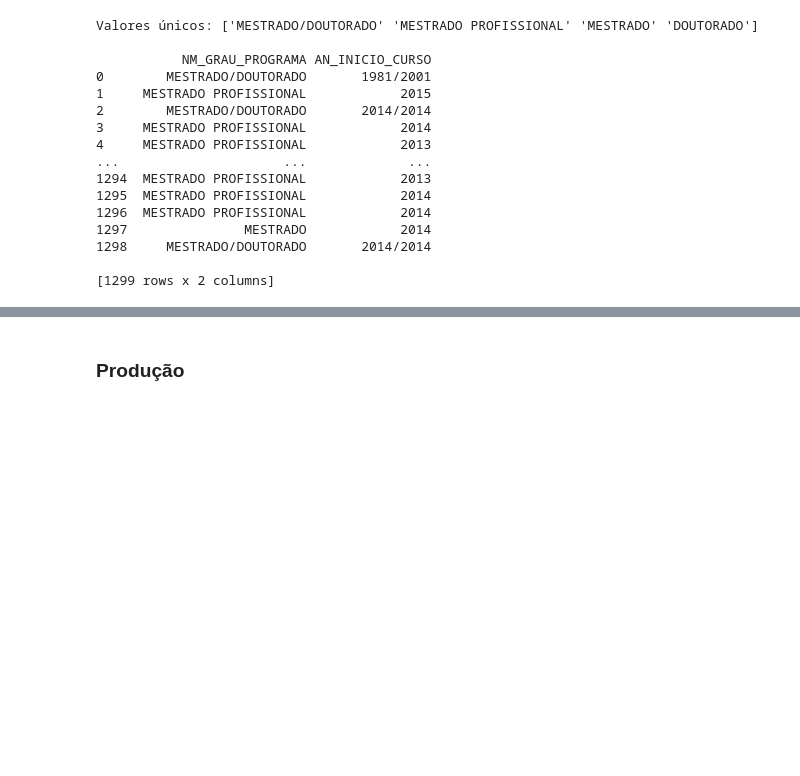
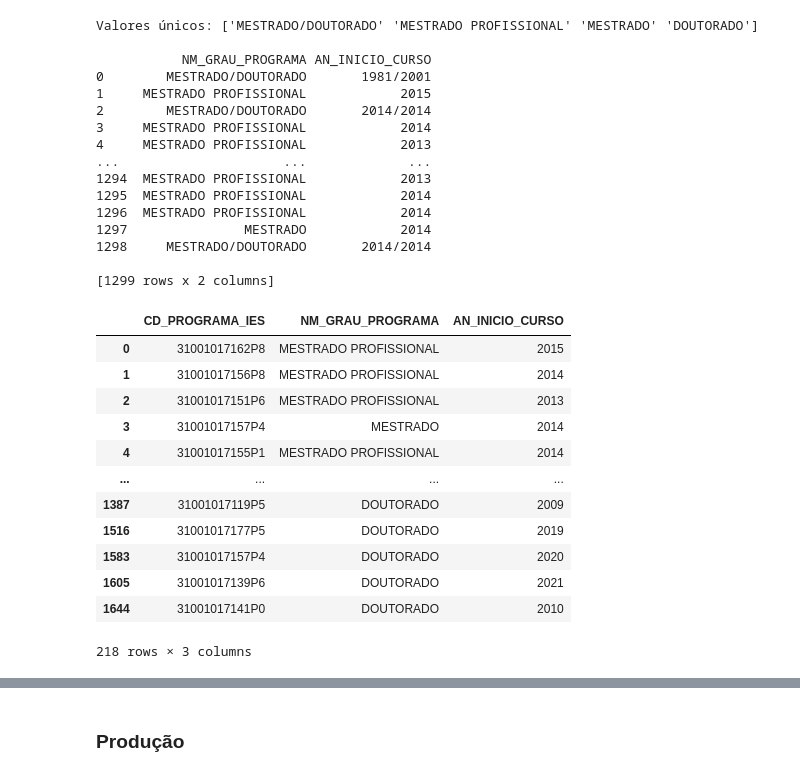
Before and after one commit to GID-UFRJ/sucupira_ufrj, a Jupyter notebook: ufrj_capes.ipynb, the cells around one changed output, grey strips where cells are left out. Saved outputs shown, nothing was run; the diff lists cells and outputs as text; code cells hidden in the pictures; blank space fills up the shorter version.

```diff
--- a/ufrj_capes.ipynb
+++ b/ufrj_capes.ipynb
@@ -1180,25 +1089,3 @@ Valores únicos: ['MESTRADO/DOUTORADO' 'MESTRADO PROFISSIONAL' 'MESTRADO' 'DOUTO
 1298     MESTRADO/DOUTORADO       2014/2014
 
 [1299 rows x 2 columns]
-# %%
-#Separando os campos NM_GRAU_PROGRAMA e ANO_INICIO_CURSO
-programas_mestrado_doutorado = programas_clean[programas_clean['NM_GRAU_PROGRAMA'] == 'MESTRADO/DOUTORADO']
-programas_outros_graus = programas_clean[programas_clean['NM_GRAU_PROGRAMA'] != 'MESTRADO/DOUTORADO']
-
-## Processar programas_mestrado_doutorado
-
-# Dividir a coluna 'AN_INICIO_CURSO'
-anos_divididos = programas_mestrado_doutorado['AN_INICIO_CURSO'].str.split('/', expand=True)
-
-# Criar DataFrame para Mestrado
-df_mestrado = programas_mestrado_doutorado.copy()
-df_mestrado['NM_GRAU_PROGRAMA'] = 'MESTRADO' #Todos os programas aqui têm Mestrado
-df_mestrado['AN_INICIO_CURSO'] = anos_divididos[0] # Primeiro ano é o de criação do Mestrado
-
-# Criar DataFrame para Doutorado
-df_doutorado = programas_mestrado_doutorado.copy()
-df_doutorado['NM_GRAU_PROGRAMA'] = 'DOUTORADO' #Todos os programas aqui (tbm) têm Doutorado
-df_doutorado['AN_INICIO_CURSO'] = anos_divididos[1] # Segundo ano é o de criação do Doutorado
-
-# Concatenar tudo de volta no DataFrame 'programas'
-programas_final = pd.concat([programas_outros_graus, df_mestrado, df_doutorado], ignore_index=True)
@@ -1205 +1173,19 @@ programas_final = pd.concat([programas_outros_graus, df_mestrado, df_doutorado],
+# %%
+cursos = gerador_tabela_cursos(programas) #Pode usar a tabela inicial, já que ela vai ter todas as informações
+# %%
+cursos
+# %% [output]
+|  | CD_PROGRAMA_IES | NM_GRAU_PROGRAMA | AN_INICIO_CURSO |
+| 0 | 31001017162P8 | MESTRADO PROFISSIONAL | 2015 |
+| 1 | 31001017156P8 | MESTRADO PROFISSIONAL | 2014 |
+| 2 | 31001017151P6 | MESTRADO PROFISSIONAL | 2013 |
+| 3 | 31001017157P4 | MESTRADO | 2014 |
+| 4 | 31001017155P1 | MESTRADO PROFISSIONAL | 2014 |
+| ... | ... | ... | ... |
+| 1387 | 31001017119P5 | DOUTORADO | 2009 |
+| 1516 | 31001017177P5 | DOUTORADO | 2019 |
+| 1583 | 31001017157P4 | DOUTORADO | 2020 |
+| 1605 | 31001017139P6 | DOUTORADO | 2021 |
+| 1644 | 31001017141P0 | DOUTORADO | 2010 |
+218 rows × 3 columns
 # %%
```
Also changed, not shown: parts of 18 cells of this notebook, 1 other file.
